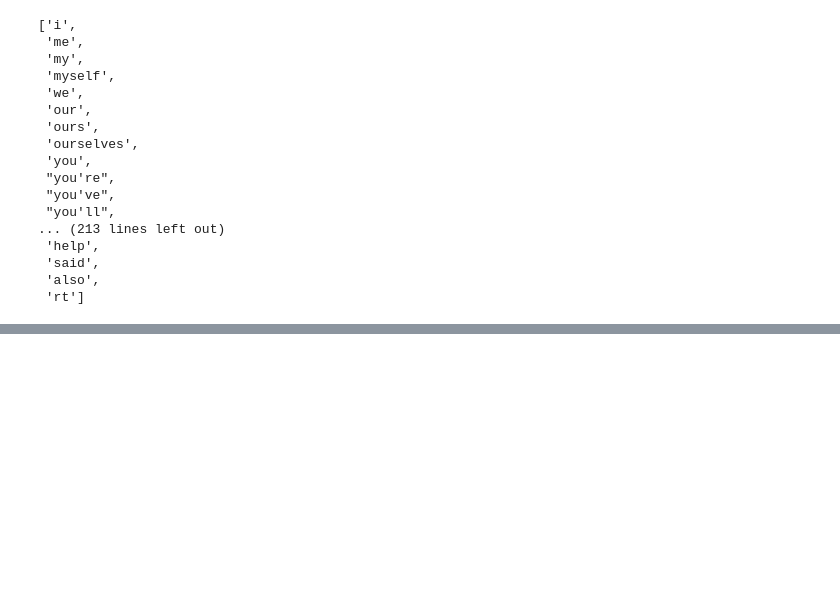
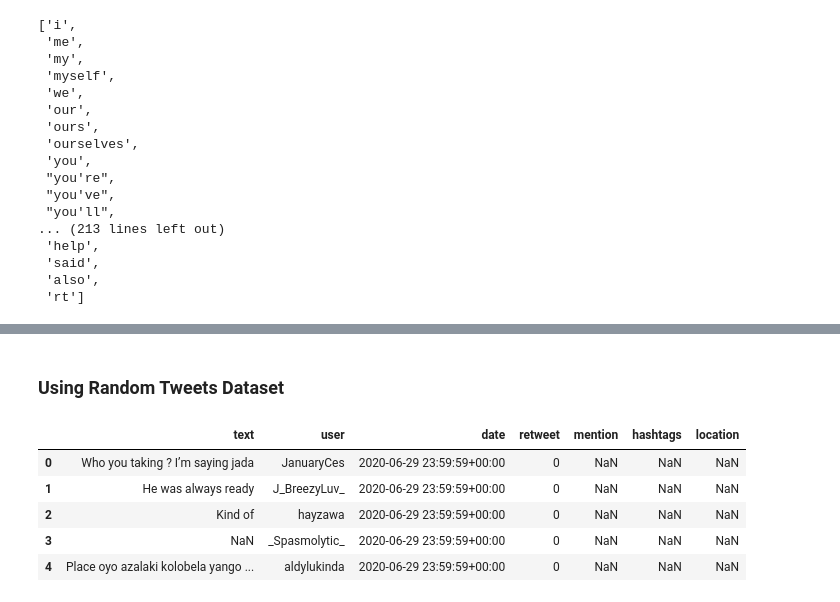
Before and after one commit to RobbieZifchak/nlp-tweets, a Jupyter notebook: LDA.ipynb, the cells around one changed output, grey strips where cells are left out. Saved outputs shown, nothing was run; the diff lists cells and outputs as text; code cells hidden in the pictures; blank space fills up the shorter version.

```diff
--- a/LDA.ipynb
+++ b/LDA.ipynb
@@ -155,0 +337,13 @@ df['text'] = df['text'].apply(remove_nums)
+# %% [markdown]
+### Using Random Tweets Dataset
+# %%
+df = pd.read_csv('csv_files/random_tweets.csv', index_col= [0])
+# %%
+df.head()
+# %% [output]
+|  | text | user | date | retweet | mention | hashtags | location |
+| 0 | Who you taking ? I’m saying jada | JanuaryCes | 2020-06-29 23:59:59+00:00 | 0 | NaN | NaN | NaN |
+| 1 | He was always ready | J_BreezyLuv_ | 2020-06-29 23:59:59+00:00 | 0 | NaN | NaN | NaN |
+| 2 | Kind of | hayzawa | 2020-06-29 23:59:59+00:00 | 0 | NaN | NaN | NaN |
+| 3 | NaN | _Spasmolytic_ | 2020-06-29 23:59:59+00:00 | 0 | NaN | NaN | NaN |
+| 4 | Place oyo azalaki kolobela yango ... | aldylukinda | 2020-06-29 23:59:59+00:00 | 0 | NaN | NaN | NaN |
```
Also changed, not shown: parts of 62 cells of this notebook, 3 other files.
